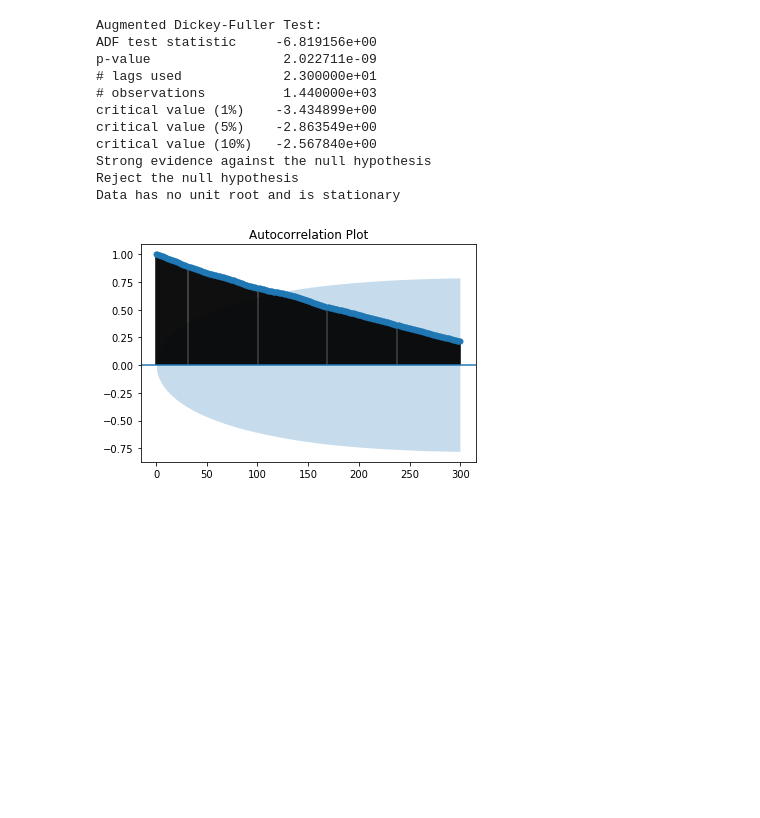
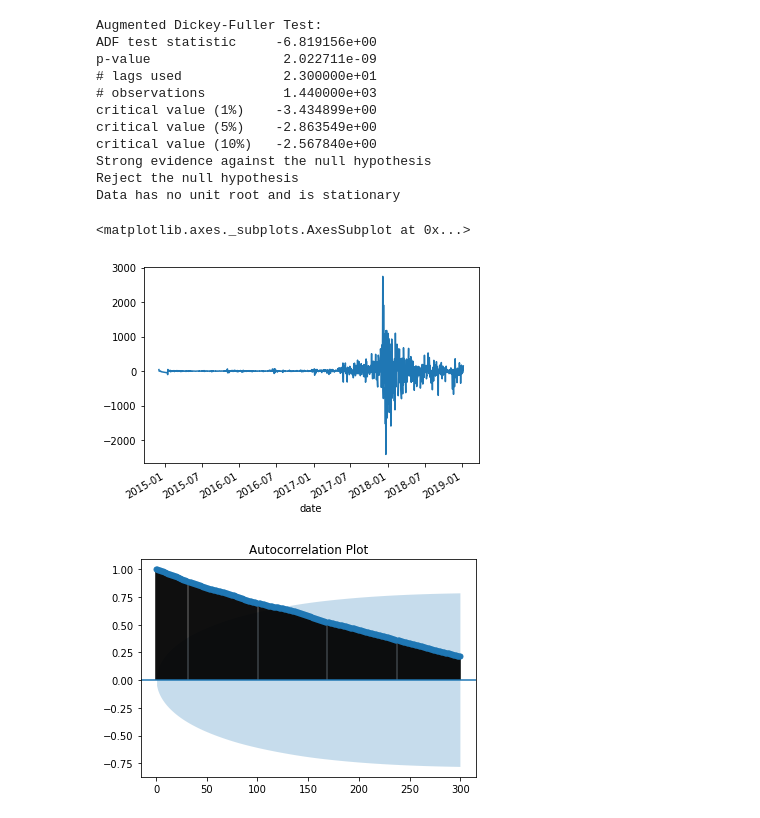
Before and after one commit to legomydiego/Thinkful-Final-Capstone, a Jupyter notebook: Final Capstone.ipynb, the cells around one changed output. Cells and saved outputs as stored; diff of their text form; code cells hidden in the pictures; blank space fills up the shorter version.

```diff
--- a/Final Capstone.ipynb
+++ b/Final Capstone.ipynb
@@ -319,6 +326,11 @@ critical value (10%)   -2.567840e+00
 Strong evidence against the null hypothesis
 Reject the null hypothesis
 Data has no unit root and is stationary
+# %%
+df['Diff1'].plot()
+# %% [output]
+<matplotlib.axes._subplots.AxesSubplot at 0x...>
+[figure, added]
 # %%
 # This confirms the resulting time series is stationary
 # %%
```
Also changed, not shown: parts of 24 cells of this notebook, 1 other file.
